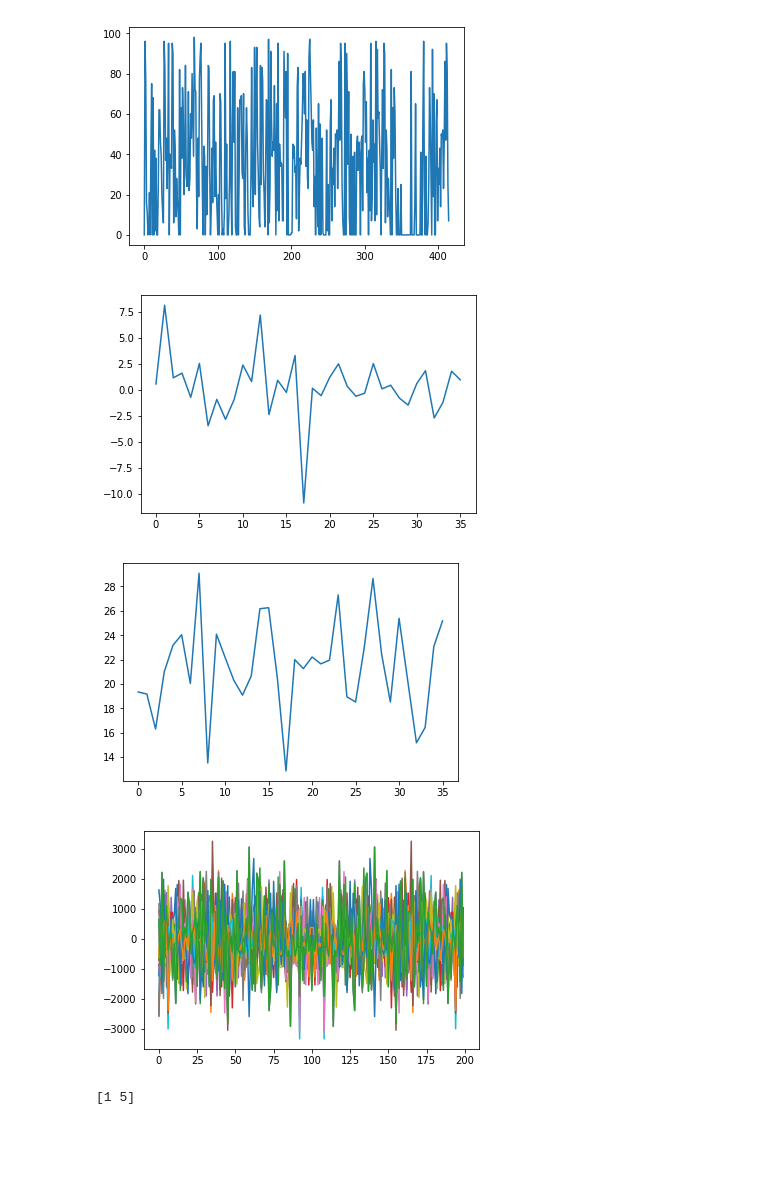
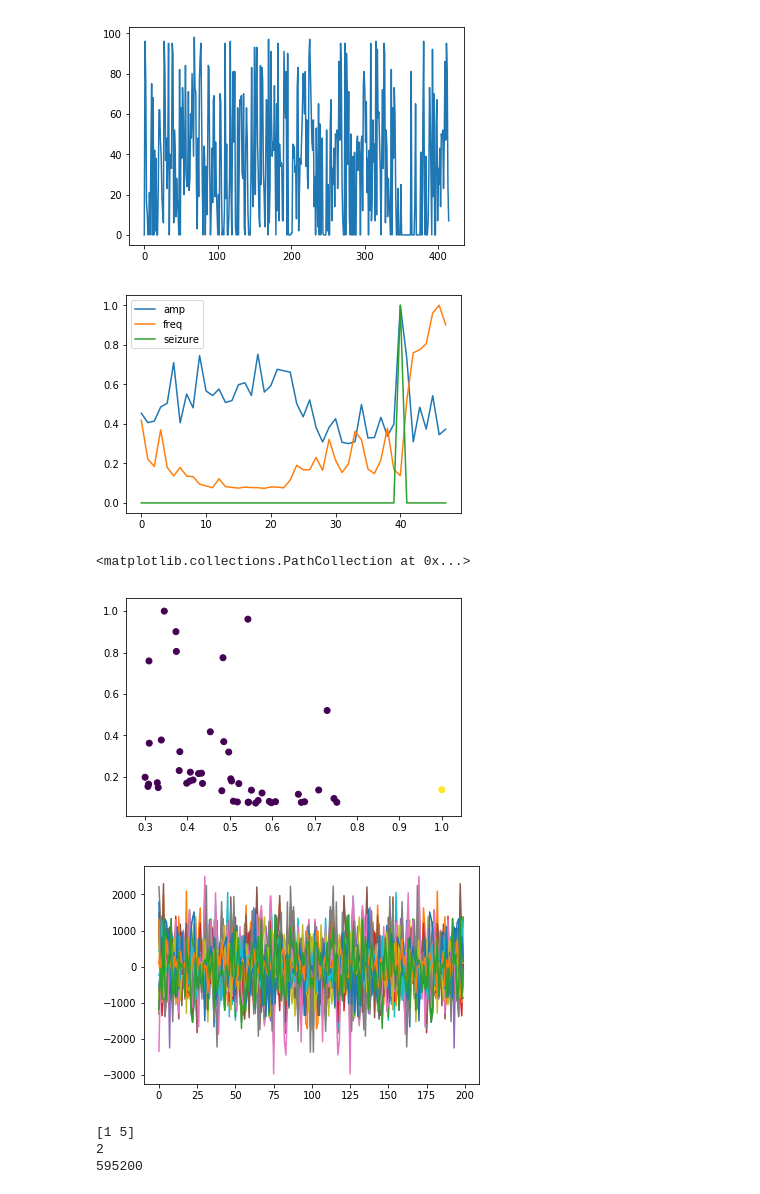
Before and after one commit to alenkran/ANES212_Seizure, a Jupyter notebook: STFT.ipynb, the cells around one changed output. Cells and saved outputs as stored; diff of their text form; code cells hidden in the pictures; blank space fills up the shorter version.

```diff
--- a/STFT.ipynb
+++ b/STFT.ipynb
@@ -1,11 +7,6 @@
 # %%
-import pyedflib
-import numpy as np
-import os
-%run scripts/readEDF.py
-
 data_folder = '/'.join(os.getcwd().split('/')[:-1]) + '/ANES212_data/chb01/'
-data_file = 'chb01_15.edf'
+data_file = 'chb01_03.edf'
 print data_folder + data_file
 f = pyedflib.EdfReader(data_folder + data_file)
 n = f.signals_in_file
@@ -18,2 +19,2 @@ for i in np.arange(n):
 # %%
-f = read_single_edf('chb01_03.edf')
+df = read_single_edf('chb01_03.edf')
@@ -75,32 +74,43 @@ plt.show()
 [figure]
 # %%
 from scipy.fftpack import fft
-y = sigbufs[:,::256]
+y = df.as_matrix()[:,3:].T
+seizure=df['seizure'].as_matrix()
 # Number of sample points
 N = len(y[0])
 # sample spacing
-T = 1.0 / 800.0
-x = np.linspace(0.0, N*T, N)
-avgmag=[]
+#T = 1.0 / 800.0
+#x = np.linspace(0.0, N*T, N)
+maxmag=[]
+minmag=[]
 avgf=[]
-w=100 #size of window
+w=256*75 #size of window
 for i in range(0,N/w):
-    mag=[]
+    maxi=[]
+    mini=[]
     maxf=[]
     for j in range(y.shape[0]):
-        mag.append(np.mean(y[j,i*w:i*w+w]))
+        maxi.append(max(y[j,i*w:i*w+w]))
+        mini.append(min(y[j,i*w:i*w+w]))
         yf = fft(y[j,i*w:i*w+w])
         val = np.argmax(np.abs(yf))
         maxf.append(val)
-    avgmag.append(np.mean(mag))
+    maxmag.append(max(maxi))
+    minmag.append(min(mini))
     avgf.append(np.mean(maxf))
-plt.plot(avgmag)
+    amp=np.array(maxmag)-np.array(minmag)
+plt.plot(amp/max(amp),label='amp')
+plt.plot(avgf/max(avgf),label='freq')
+plt.plot(seizure[::w],label='seizure')
+plt.legend()
 plt.show()
-plt.plot(avgf)
-plt.show()
 # %% [output]
-[figure, old version]
+[figure, new version]
-[figure, removed]
+# %%
+plt.scatter(amp/max(amp),avgf/max(avgf),c=seizure[::w])
+# %% [output]
+<matplotlib.collections.PathCollection at 0x...>
+[figure, added]
 # %%
 from scipy.fftpack import fft
 for i in range(y.shape[0]):
@@ -109,13 +119,17 @@ for i in range(y.shape[0]):
     plt.plot(yf2-yf)
 plt.show()
 # %% [output]
-[figure, old version]
+[figure, new version]
 # %%
 a = 1
 a=np.append(a,5)
 print(a)
+print(len(a))
+print(N)
 # %% [output]
 [1 5]
+2
+595200
 # %%
 df.as_matrix() #convert data frame to matrix
 df['seizure'] #get one
```
Also changed, not shown: parts of 6 cells of this notebook.
